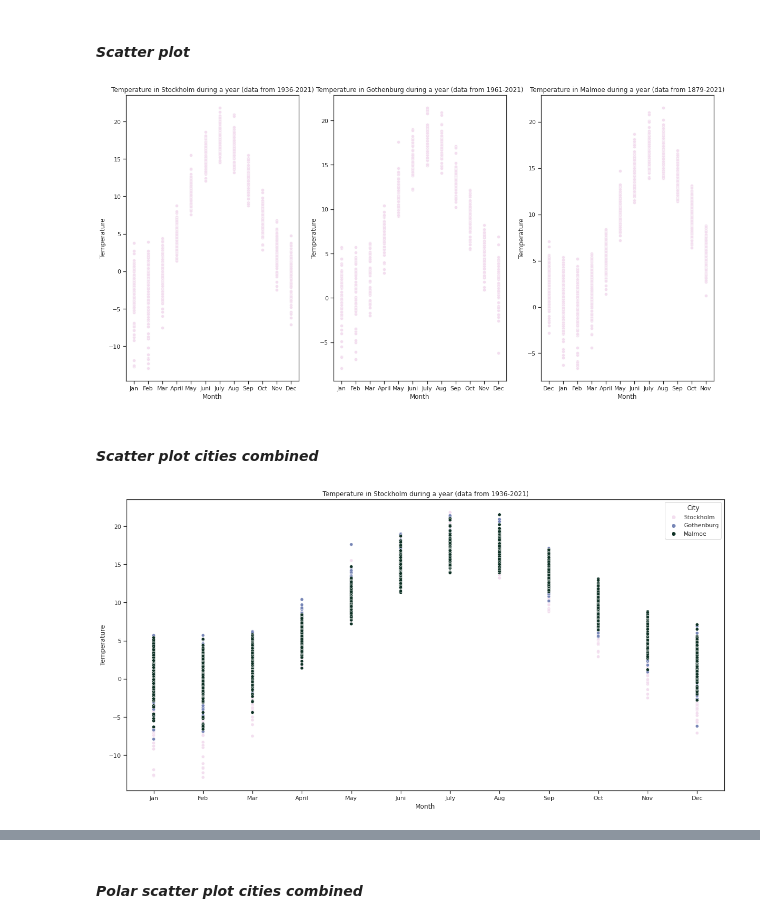
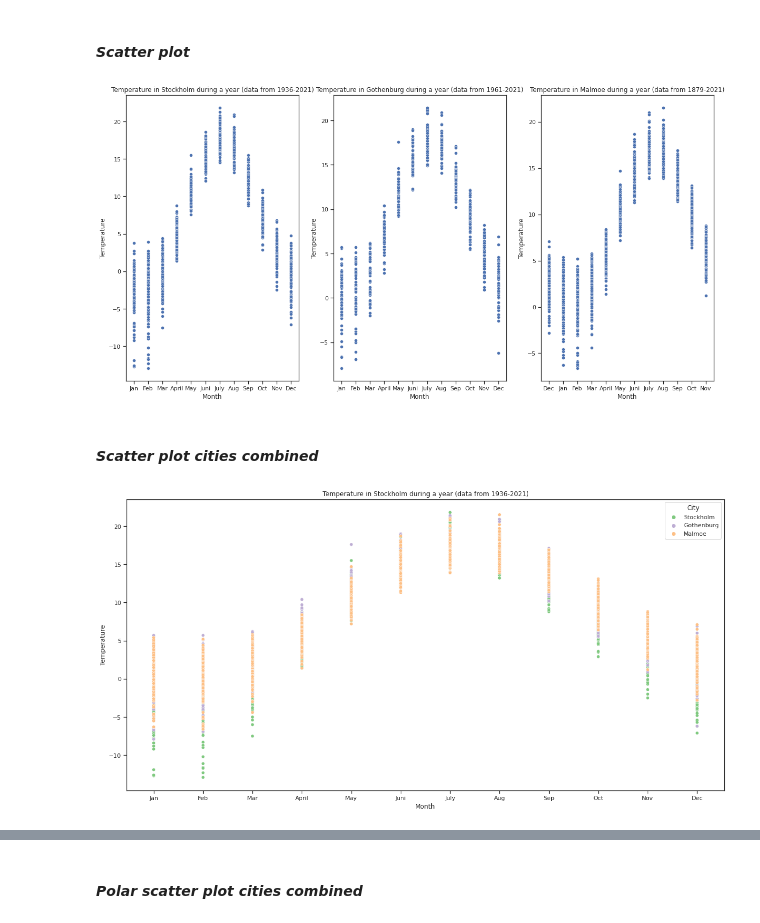
Before and after one commit to elvinafahlgren/Visualization, a Jupyter notebook: worksheet-2.ipynb, the cells around one changed output, grey strips where cells are left out. Saved outputs shown, nothing was run; the diff lists cells and outputs as text; code cells hidden in the pictures.

```diff
--- a/worksheet-2.ipynb
+++ b/worksheet-2.ipynb
@@ -196,9 +232,10 @@ _Provide you answer here_
 # %%
-sns.set_theme(style="ticks", palette=colorscale, rc={'figure.figsize':(11,8)})
+#sns.set_theme(style="ticks", palette=cubehelix_palette, rc={'figure.figsize':(11,8)})
+sns.set_theme(style="ticks", rc={'figure.figsize':(11,8)})
 
 # Draw a nested boxplot to show bills by day and time
 box_plot = sns.boxplot(x="Month", y="Temperature",
             hue="City",
-            data=combined)
+            data=combined, palette=cubehelix_palette)
 sns.despine(offset=10, trim=True)
 # %% [output]
@@ -344,26 +381,26 @@ Use the temperature data from Task 2 to display, for each city, how temperature
 # %%
 # Your code-cells here.
 combined = pd.read_csv("smhi-combined.csv")
 
 stlm = combined[combined["City"].isin(["Stockholm"])]
 gbg = combined[combined["City"].isin(["Gothenburg"])]
 mlm = combined[combined["City"].isin(["Malmoe"])]
 
 fig, (s, g, m) = plt.subplots(1, 3)
 
 fig.set_size_inches(20, 10)
 
 s.set_title("Temperature in Stockholm during a year (data from 1936-2021)")
 g.set_title("Temperature in Gothenburg during a year (data from 1961-2021)")
 m.set_title("Temperature in Malmoe during a year (data from 1879-2021)")
 
 #a.title("test")
 
-stlm_scatter_plot = sns.scatterplot(data = stlm,ax=s, x="Month", y="Temperature", palette=colorscale)
-stlm_scatter_plot = sns.scatterplot(data = gbg,ax=g, x="Month", y="Temperature", palette=colorscale)
-stlm_scatter_plot = sns.scatterplot(data = mlm,ax=m, x="Month", y="Temperature", palette=colorscale)
+stlm_scatter_plot = sns.scatterplot(data = stlm,ax=s, x="Month", y="Temperature")
+stlm_scatter_plot = sns.scatterplot(data = gbg,ax=g, x="Month", y="Temperature")
+stlm_scatter_plot = sns.scatterplot(data = mlm,ax=m, x="Month", y="Temperature")
 # %% [output]
-[figure, old version]
+[figure, new version]
 # %% [markdown]
 #### *Scatter plot cities combined*
 # %%
@@ -378,9 +415,9 @@ ax.set_title("Temperature in Stockholm during a year (data from 1936-2021)")
 
 #a.title("test")
 
-stlm_scatter_plot = sns.scatterplot(data = combined, hue = "City", ax=ax, x="Month", y="Temperature", palette=colorscale_3_colors)
+stlm_scatter_plot = sns.scatterplot(data = combined, hue = "City", ax=ax, x="Month", y="Temperature", palette=qualitative_palette_3_colors)
 # %% [output]
-[figure, old version]
+[figure, new version]
 # %%
 
 
```
Also changed, not shown: parts of 17 cells of this notebook, 1 other file.
